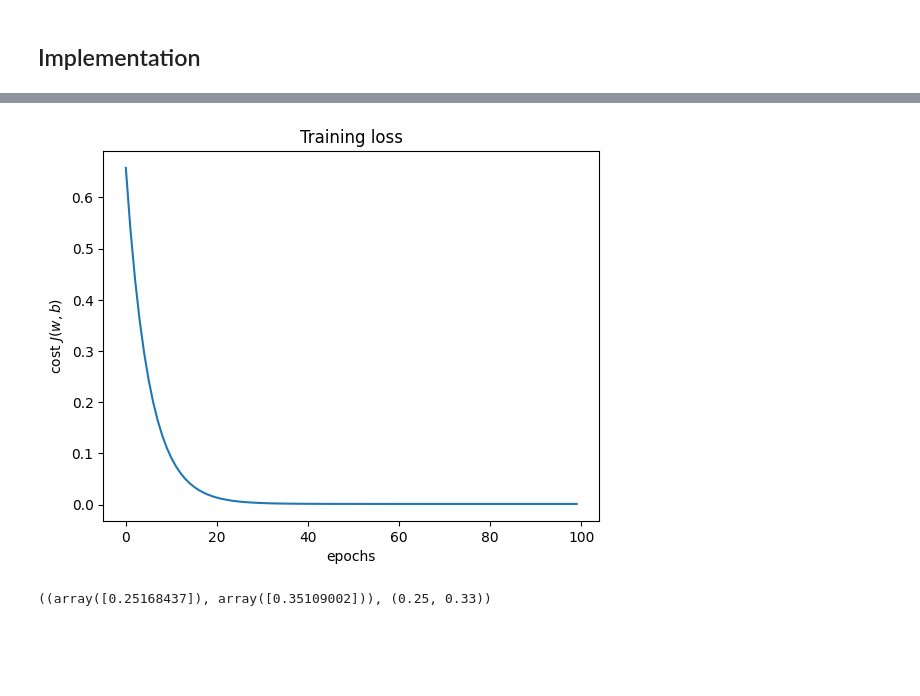
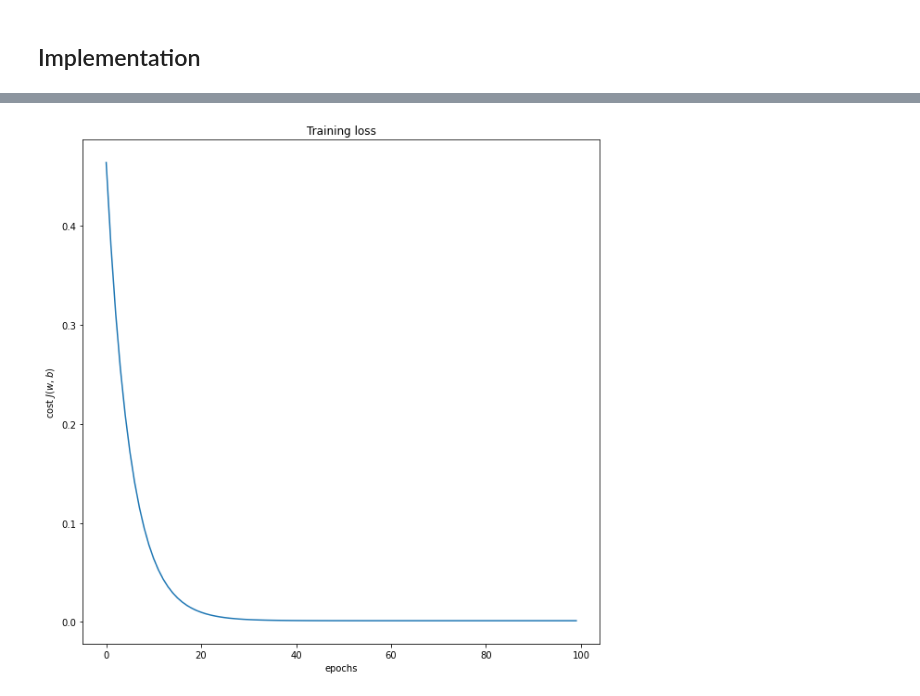
Before and after one commit to UAFederez/MachineLearning, a Jupyter notebook: 01-Univariate_Linear_Regression.ipynb, the cells around one changed output, grey strips where cells are left out. Saved outputs shown, nothing was run; the diff lists cells and outputs as text; code cells hidden in the pictures; blank space fills up the shorter version.

```diff
--- a/01-Univariate_Linear_Regression.ipynb
+++ b/01-Univariate_Linear_Regression.ipynb
@@ -48,8 +48,8 @@ def generate_linear_dataset(w_true, b_true, x_low, x_high, total, keep):
 
     return train
 # %%
-w_true = 0.25
-b_true = 0.33
+w_true = 0.62
+b_true = 0.19
 
 train = generate_linear_dataset(w_true, b_true, x_low = -1.0, x_high = 1.0, total = 100, keep = 0.5)
 train.shape
@@ -188,12 +200,9 @@ plt.show()
 # %%
+fig = plt.figure(figsize=(10, 10))
 plt.xlabel('epochs')
 plt.ylabel('cost $J(w,b)$')
 plt.title ('Training loss')
-plt.plot(L)
+plt.plot(loss_hist)
 plt.show()
 # %% [output]
-[figure, old version]
+[figure, new version]
-# %%
-(w, b), (w_true, b_true)
-# %% [output]
-((array([0.25168437]), array([0.35109002])), (0.25, 0.33))
```
Also changed, not shown: parts of 15 cells of this notebook.
